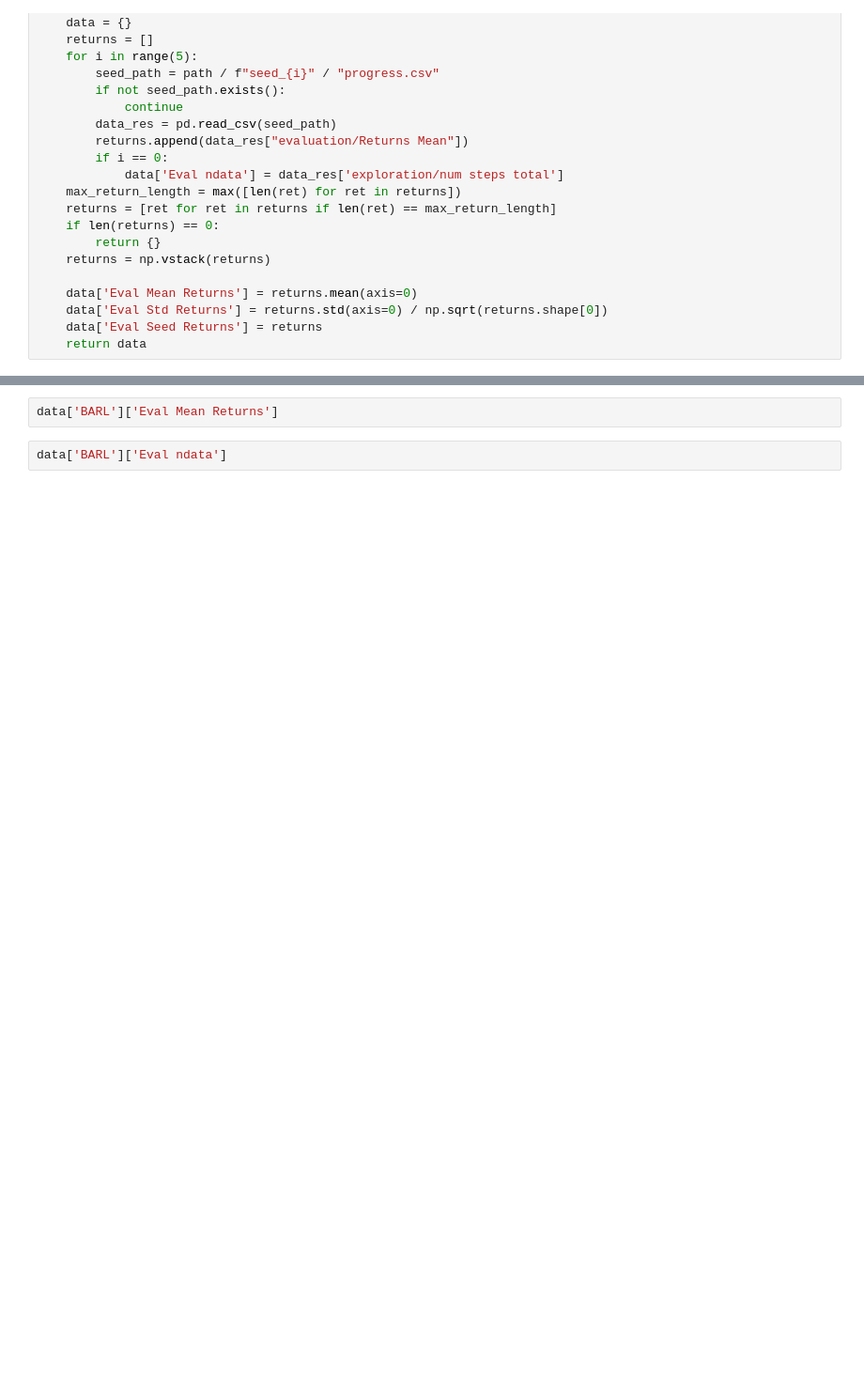
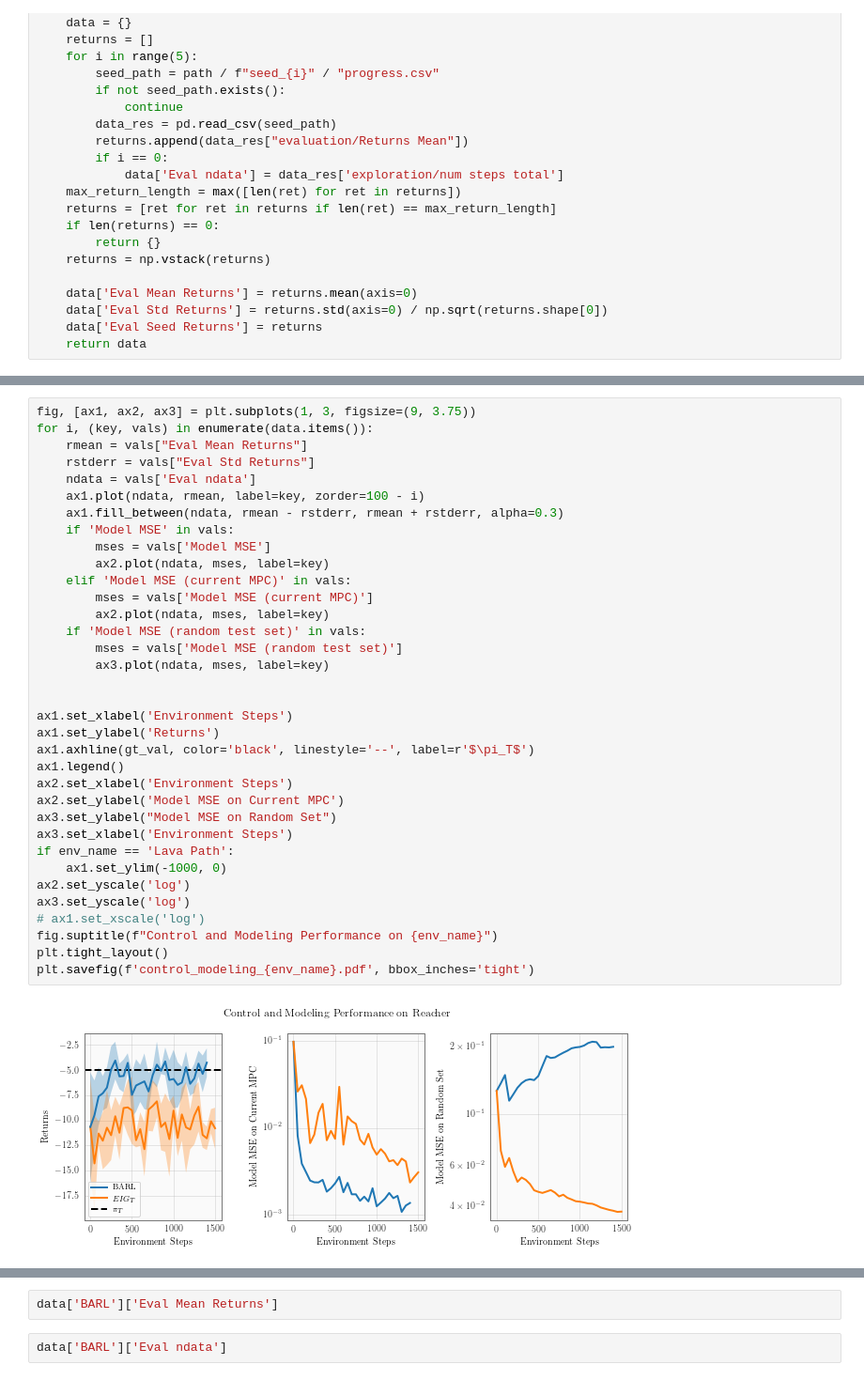
Before and after one commit to fusion-ml/trajectory-information-rl, a Jupyter notebook: notebooks/plot_returns.ipynb, the cells around one changed output, grey strips where cells are left out. Shown at 94% size. Drawn from its saved outputs; the diff is of its cells as text; blank space fills up the shorter version.

```diff
--- a/notebooks/plot_returns.ipynb
+++ b/notebooks/plot_returns.ipynb
@@ -322,3 +308,40 @@ Text(0.5, 0.98, 'Control Performance on Beta Tracking')
+# %%
+fig, [ax1, ax2, ax3] = plt.subplots(1, 3, figsize=(9, 3.75))
+for i, (key, vals) in enumerate(data.items()):
+    rmean = vals["Eval Mean Returns"]
+    rstderr = vals["Eval Std Returns"]
+    ndata = vals['Eval ndata']
+    ax1.plot(ndata, rmean, label=key, zorder=100 - i)
+    ax1.fill_between(ndata, rmean - rstderr, rmean + rstderr, alpha=0.3)
+    if 'Model MSE' in vals:
+        mses = vals['Model MSE']
+        ax2.plot(ndata, mses, label=key)
+    elif 'Model MSE (current MPC)' in vals:
+        mses = vals['Model MSE (current MPC)']
+        ax2.plot(ndata, mses, label=key)
+    if 'Model MSE (random test set)' in vals:
+        mses = vals['Model MSE (random test set)']
+        ax3.plot(ndata, mses, label=key)
+
+
+ax1.set_xlabel('Environment Steps')
+ax1.set_ylabel('Returns')
+ax1.axhline(gt_val, color='black', linestyle='--', label=r'$\pi_T$')
+ax1.legend()
+ax2.set_xlabel('Environment Steps')
+ax2.set_ylabel('Model MSE on Current MPC')
+ax3.set_ylabel("Model MSE on Random Set")
+ax3.set_xlabel('Environment Steps')
+if env_name == 'Lava Path':
+    ax1.set_ylim(-1000, 0)
+ax2.set_yscale('log')
+ax3.set_yscale('log')
+# ax1.set_xscale('log')
+fig.suptitle(f"Control and Modeling Performance on {env_name}")
+plt.tight_layout()
+plt.savefig(f'control_modeling_{env_name}.pdf', bbox_inches='tight')
+# %% [output]
+[figure, added]
 # %%
 fig, ax = plt.subplots(figsize=(6, 4.5))
 for i, (key, vals) in enumerate(data.items()):
```
Also changed, not shown: parts of 13 cells of this notebook.
